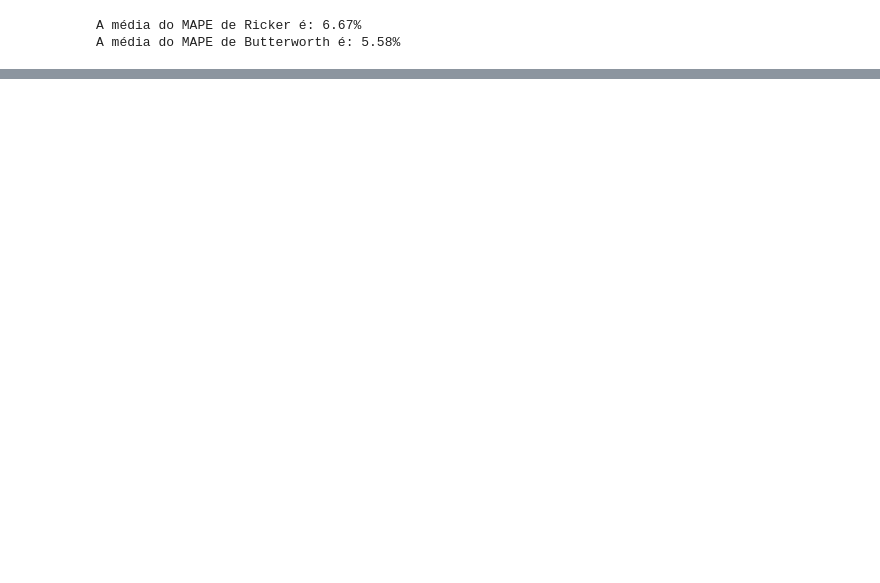
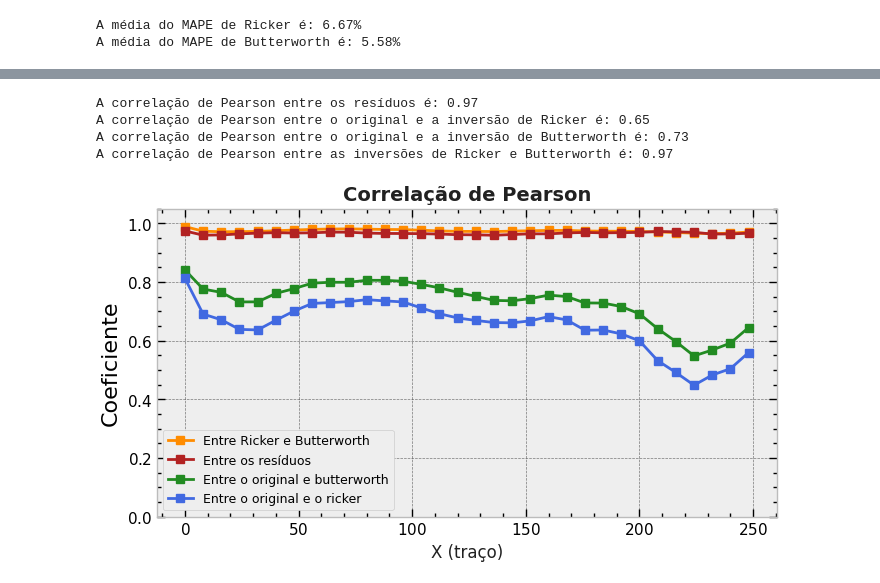
Before and after one commit to albano-a/inversion_methods_algorithms, a Jupyter notebook: statistical_analysis.ipynb, the cells around one changed output, grey strips where cells are left out. Saved outputs shown, nothing was run; the diff lists cells and outputs as text; code cells hidden in the pictures; blank space fills up the shorter version.

```diff
--- a/statistical_analysis.ipynb
+++ b/statistical_analysis.ipynb
@@ -104,0 +132,80 @@ plt.show()
+# %%
+from scipy import stats
+# 32, 64, 128, 196, 256
+values = np.arange(0,254,8)
+
+#section = 254
+correlation_residuo_rb = np.zeros(len(values))
+correlation_or = np.zeros(len(values))
+correlation_ob = np.zeros(len(values))
+correlation_rb = np.zeros(len(values))
+
+for i, value in enumerate(values):
+    correlation_residuo_rb[i] = stats.pearsonr(
+        residuo_ricker[:,value,:].flatten(),
+        residuo_butter[:,value,:].flatten()
+    )[0]
+
+    correlation_or[i] = stats.pearsonr(
+        imp_30hz[:,value,:].flatten(),
+        inverted_impedance_final_ricker[:,value,:].flatten()
+    )[0]
+
+    correlation_ob[i] = stats.pearsonr(
+        imp_30hz[:,value,:].flatten(),
+        inverted_impedance_final_butter[:,value,:].flatten()
+    )[0]
+
+    correlation_rb[i] = stats.pearsonr(
+        inverted_impedance_final_ricker[:,value,:].flatten(),
+        inverted_impedance_final_butter[:,value,:].flatten()
+    )[0]
+
+
+print(f'A correlação de Pearson entre os resíduos é: {np.mean(correlation_residuo_rb):.2f}')
+print(f'A correlação de Pearson entre o original e a inversão de Ricker é: {np.mean(correlation_or):.2f}')
+print(f'A correlação de Pearson entre o original e a inversão de Butterworth é: {np.mean(correlation_ob):.2f}')
+print(f'A correlação de Pearson entre as inversões de Ricker e Butterworth é: {np.mean(correlation_rb):.2f}')
+# %% [output]
+A correlação de Pearson entre os resíduos é: 0.97
+A correlação de Pearson entre o original e a inversão de Ricker é: 0.65
+A correlação de Pearson entre o original e a inversão de Butterworth é: 0.73
+A correlação de Pearson entre as inversões de Ricker e Butterworth é: 0.97
+# %%
+plt.figure(figsize=(8,4))
+
+plt.plot(values,
+        correlation_rb,
+        's-',
+        label="Entre Ricker e Butterworth",
+        color=ALTERNATIVE)
+plt.plot(values,
+        correlation_residuo_rb,
+        's-',
+        label="Entre os resíduos",
+        color=TERCIARY)
+plt.plot(values,
+        correlation_ob,
+        's-',
+        label="Entre o original e butterworth",
+        color=SECONDARY)
+plt.plot(values,
+        correlation_or,
+        's-',
+        label="Entre o original e o ricker",
+        color=PRIMARY)
+
+plt.title("Correlação de Pearson", fontsize=14,
+          fontweight='bold', color=TEXT_COLOR)
+
+
+plt.legend(loc="lower left", fontsize=9)
+plt.ylim(0,1.05)
+plt.tick_params(axis='both', labelsize=11)
+plt.ylabel("Coeficiente")
+plt.xlabel('X (traço)', fontsize=12, color=TEXT_COLOR)
+
+plt.savefig('simposio_figs/correlacao_pearson.png', dpi=300, bbox_inches='tight')
+plt.show()
+# %% [output]
+[figure, added]
```
Also changed, not shown: parts of 9 cells of this notebook, 8 other files.
